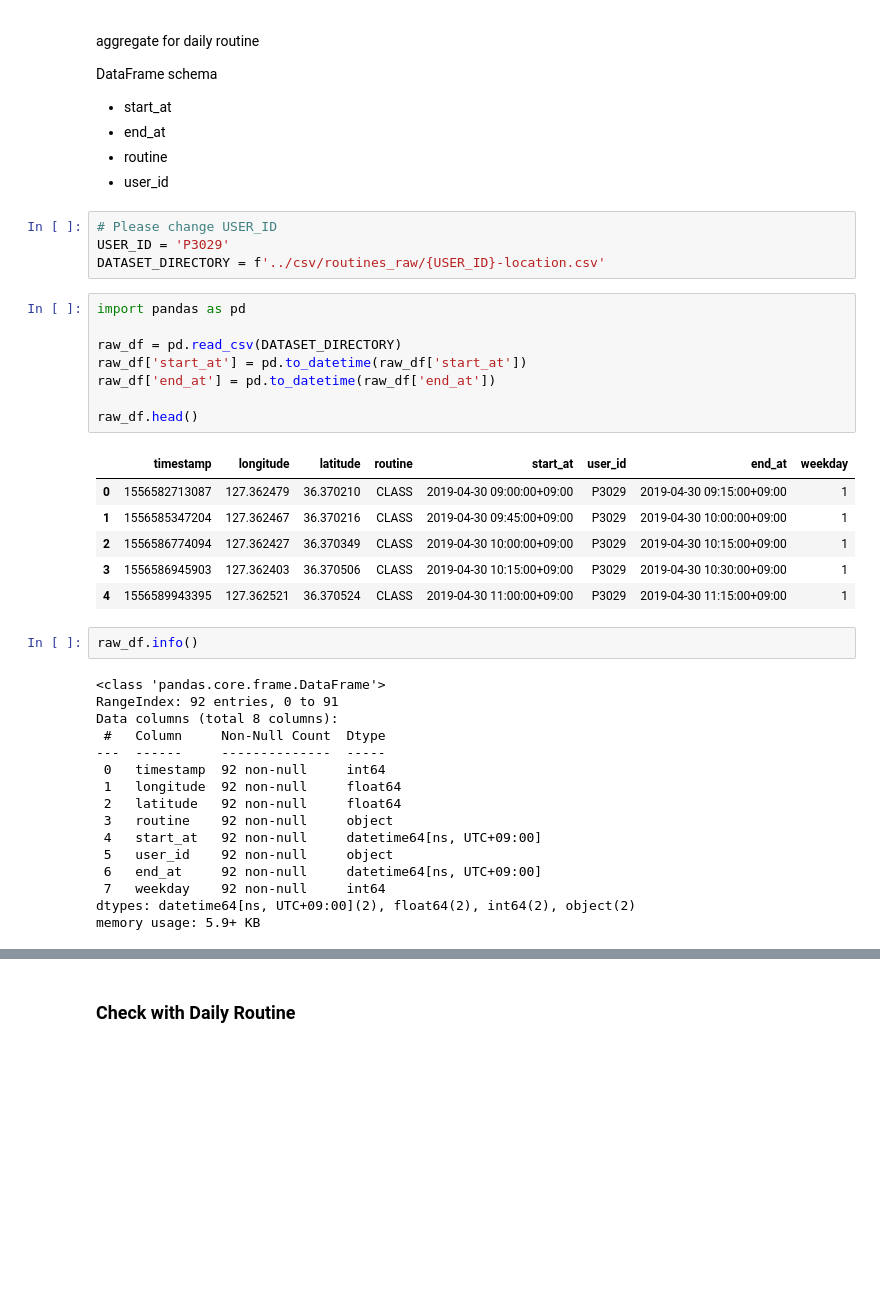
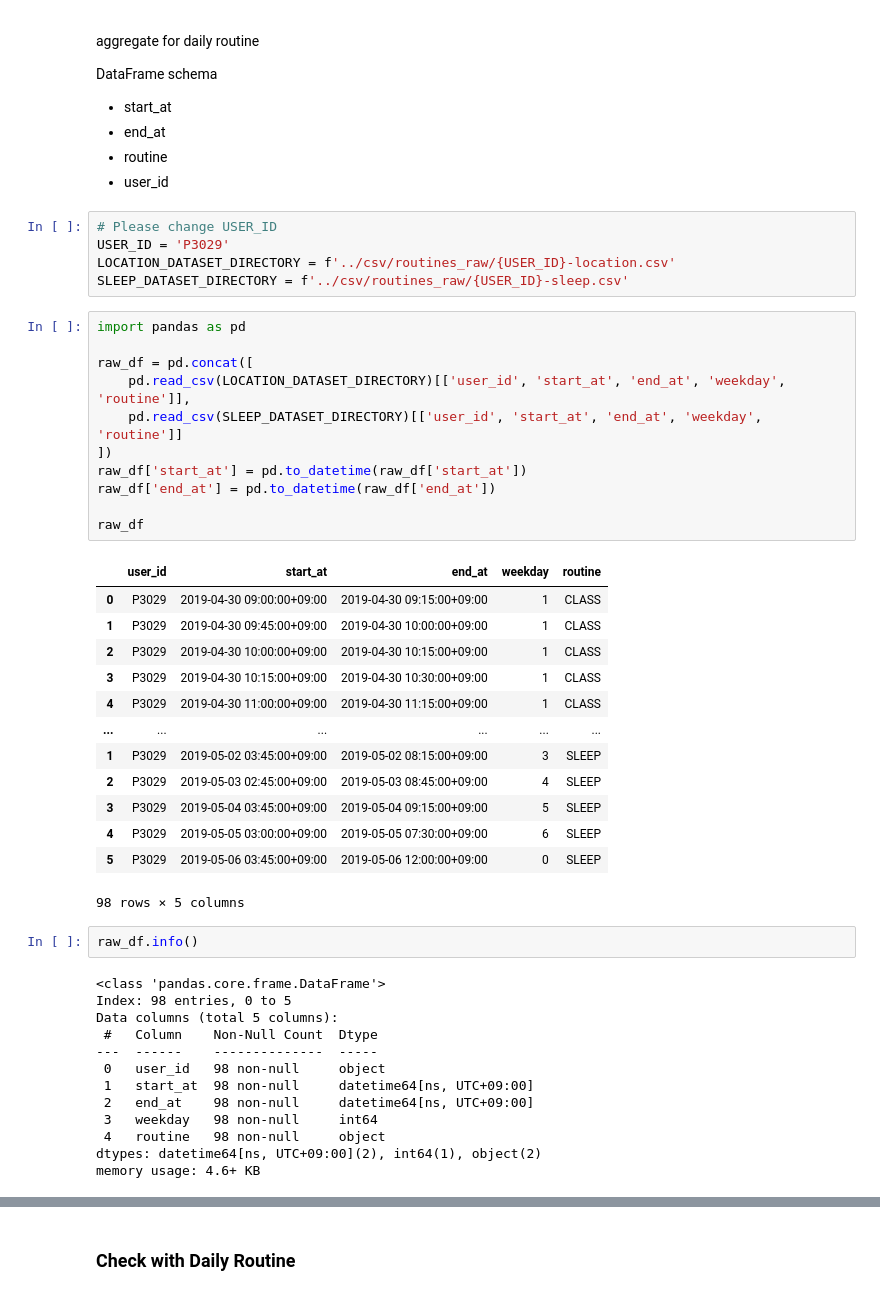
Before and after one commit to sjuuun/RooMBTI, a Jupyter notebook: data_process/aggregate_routine.ipynb, the cells around one changed output, grey strips where cells are left out. Cells and saved outputs as stored; diff of their text form; blank space fills up the shorter version.

Commit message:
sleep routine 데이터 추가 (#13)

```diff
--- a/data_process/aggregate_routine.ipynb
+++ b/data_process/aggregate_routine.ipynb
@@ -22,40 +22,48 @@ DataFrame schema
 # %%
 # Please change USER_ID
 USER_ID = 'P3029'
-DATASET_DIRECTORY = f'../csv/routines_raw/{USER_ID}-location.csv'
+LOCATION_DATASET_DIRECTORY = f'../csv/routines_raw/{USER_ID}-location.csv'
+SLEEP_DATASET_DIRECTORY = f'../csv/routines_raw/{USER_ID}-sleep.csv'
 # %%
 import pandas as pd
 
-raw_df = pd.read_csv(DATASET_DIRECTORY)
+raw_df = pd.concat([
+    pd.read_csv(LOCATION_DATASET_DIRECTORY)[['user_id', 'start_at', 'end_at', 'weekday', 'routine']],
+    pd.read_csv(SLEEP_DATASET_DIRECTORY)[['user_id', 'start_at', 'end_at', 'weekday', 'routine']]
+])
 raw_df['start_at'] = pd.to_datetime(raw_df['start_at'])
 raw_df['end_at'] = pd.to_datetime(raw_df['end_at'])
 
-raw_df.head()
+raw_df
 # %% [output]
-|  | timestamp | longitude | latitude | routine | start_at | user_id | end_at | weekday |
-| 0 | 1556582713087 | 127.362479 | 36.370210 | CLASS | 2019-04-30 09:00:00+09:00 | P3029 | 2019-04-30 09:15:00+09:00 | 1 |
-| 1 | 1556585347204 | 127.362467 | 36.370216 | CLASS | 2019-04-30 09:45:00+09:00 | P3029 | 2019-04-30 10:00:00+09:00 | 1 |
-| 2 | 1556586774094 | 127.362427 | 36.370349 | CLASS | 2019-04-30 10:00:00+09:00 | P3029 | 2019-04-30 10:15:00+09:00 | 1 |
-| 3 | 1556586945903 | 127.362403 | 36.370506 | CLASS | 2019-04-30 10:15:00+09:00 | P3029 | 2019-04-30 10:30:00+09:00 | 1 |
-| 4 | 1556589943395 | 127.362521 | 36.370524 | CLASS | 2019-04-30 11:00:00+09:00 | P3029 | 2019-04-30 11:15:00+09:00 | 1 |
+|  | user_id | start_at | end_at | weekday | routine |
+| 0 | P3029 | 2019-04-30 09:00:00+09:00 | 2019-04-30 09:15:00+09:00 | 1 | CLASS |
+| 1 | P3029 | 2019-04-30 09:45:00+09:00 | 2019-04-30 10:00:00+09:00 | 1 | CLASS |
+| 2 | P3029 | 2019-04-30 10:00:00+09:00 | 2019-04-30 10:15:00+09:00 | 1 | CLASS |
+| 3 | P3029 | 2019-04-30 10:15:00+09:00 | 2019-04-30 10:30:00+09:00 | 1 | CLASS |
+| 4 | P3029 | 2019-04-30 11:00:00+09:00 | 2019-04-30 11:15:00+09:00 | 1 | CLASS |
+| ... | ... | ... | ... | ... | ... |
+| 1 | P3029 | 2019-05-02 03:45:00+09:00 | 2019-05-02 08:15:00+09:00 | 3 | SLEEP |
+| 2 | P3029 | 2019-05-03 02:45:00+09:00 | 2019-05-03 08:45:00+09:00 | 4 | SLEEP |
+| 3 | P3029 | 2019-05-04 03:45:00+09:00 | 2019-05-04 09:15:00+09:00 | 5 | SLEEP |
+| 4 | P3029 | 2019-05-05 03:00:00+09:00 | 2019-05-05 07:30:00+09:00 | 6 | SLEEP |
+| 5 | P3029 | 2019-05-06 03:45:00+09:00 | 2019-05-06 12:00:00+09:00 | 0 | SLEEP |
+98 rows × 5 columns
 # %%
 raw_df.info()
 # %% [output]
 <class 'pandas.core.frame.DataFrame'>
-RangeIndex: 92 entries, 0 to 91
-Data columns (total 8 columns):
- #   Column     Non-Null Count  Dtype
----  ------     --------------  -----
- 0   timestamp  92 non-null     int64
- 1   longitude  92 non-null     float64
- 2   latitude   92 non-null     float64
- 3   routine    92 non-null     object
- 4   start_at   92 non-null     datetime64[ns, UTC+09:00]
- 5   user_id    92 non-null     object
- 6   end_at     92 non-null     datetime64[ns, UTC+09:00]
- 7   weekday    92 non-null     int64
-dtypes: datetime64[ns, UTC+09:00](2), float64(2), int64(2), object(2)
-memory usage: 5.9+ KB
+Index: 98 entries, 0 to 5
+Data columns (total 5 columns):
+ #   Column    Non-Null Count  Dtype
+---  ------    --------------  -----
+ 0   user_id   98 non-null     object
+ 1   start_at  98 non-null     datetime64[ns, UTC+09:00]
+ 2   end_at    98 non-null     datetime64[ns, UTC+09:00]
+ 3   weekday   98 non-null     int64
+ 4   routine   98 non-null     object
+dtypes: datetime64[ns, UTC+09:00](2), int64(1), object(2)
+memory usage: 4.6+ KB
 # %%
 daily_df = raw_df.copy()
 daily_df['start_at'] = daily_df['start_at'].dt.time
```
Also changed, not shown: parts of 3 cells of this notebook, 3 other files.
